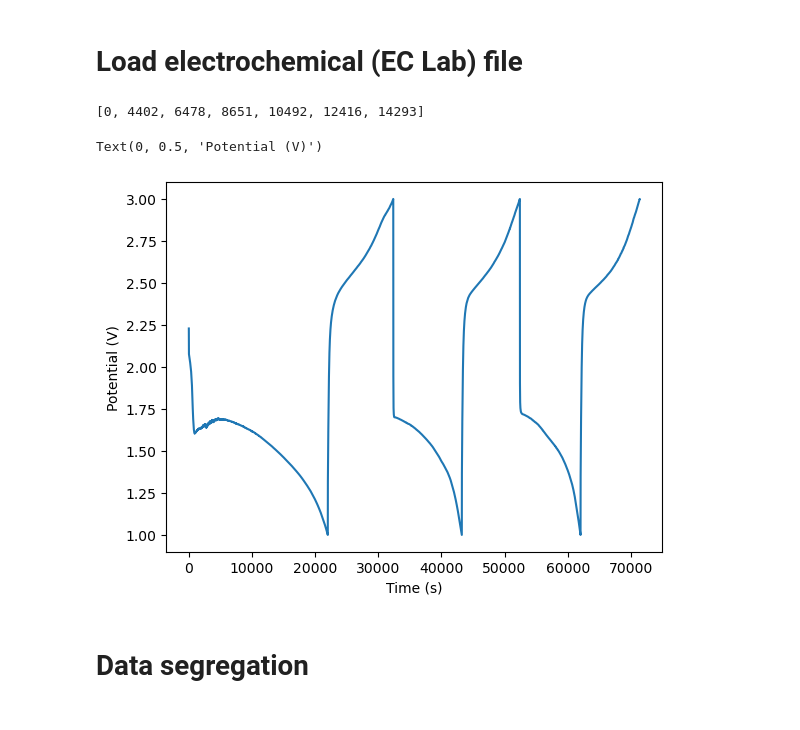
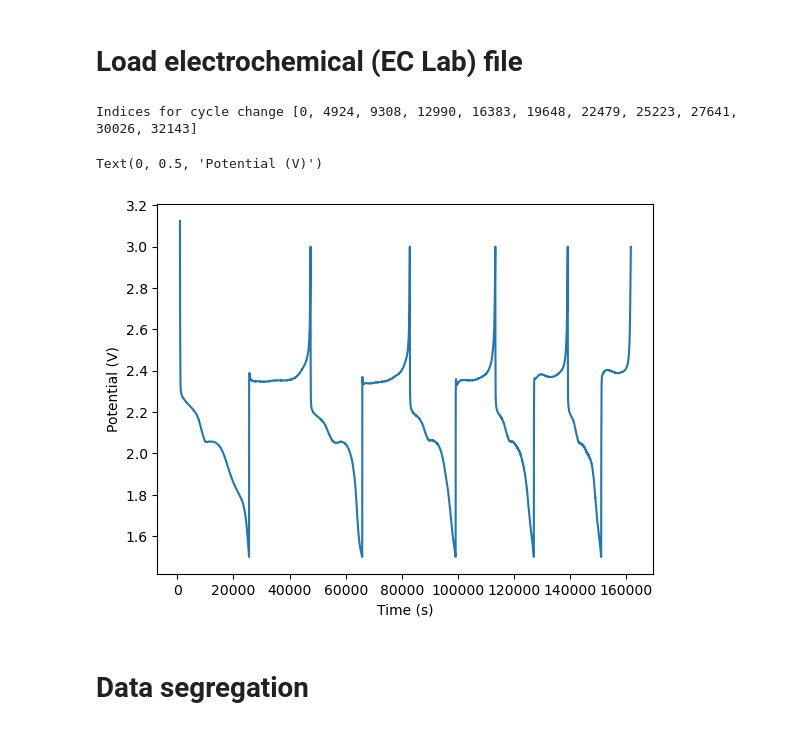
Before and after one commit to PronoyDutta/SAXS_WAXS, a Jupyter notebook: test_notebook.ipynb, the cells around one changed output. Saved outputs shown, nothing was run; the diff lists cells and outputs as text; code cells hidden in the pictures.

```diff
--- a/test_notebook.ipynb
+++ b/test_notebook.ipynb
@@ -113,37 +114,37 @@ plt.yscale('log')
 # %% [markdown]
 # Load electrochemical (EC Lab) file
 # %%
-mpr = BL.MPRfile('./2503-SKJB-1pt07mg_6MECDEC_100volHFE-1_C02.mpr')
-
+#mpr = BL.MPRfile('./2503-SKJB-1pt07mg_6MECDEC_100volHFE-1_C02.mpr')
+mpr = BL.MPRfile(r'./20240808_2503-SKJB_1mg_1MLiTFSI_DOLDME_0pt1LiNO3_50uL_1G1PS_C02.mpr')
 elec_df_temp = pd.DataFrame(mpr.data)
 #print(elec_df_temp)
 
     # Filter the data for the OCV from the dataframe
 filter = elec_df_temp['Ns'] != 0
 elec_df = elec_df_temp[filter]
 elec_df.to_csv('electrochem_datafile.txt', sep = '\t')
 
     # Track the diffent times for charge-discharge by noting when the Ns value changes
 
 cycle_change_index = []
 cycle_change_index.append(0)
 for index in range(len(elec_df['Ns'])-1):
     if elec_df['Ns'].iloc[index] != elec_df['Ns'].iloc[index+1]:
         cycle_change_index.append(index)
 cycle_change_index.append(index+1) #Takes the index for the last file also
 print("Indices for cycle change", cycle_change_index)
 
     # Plot the read electrochemical file
 Elec_Xdata = elec_df['time/s']
 Elec_Ydata = elec_df['Ewe/V']
 plt.figure(1)
 plt.plot(Elec_Xdata,Elec_Ydata)
 plt.xlabel('Time (s)')
 plt.ylabel('Potential (V)')
 # %% [output]
-[0, 4402, 6478, 8651, 10492, 12416, 14293]
+Indices for cycle change [0, 4924, 9308, 12990, 16383, 19648, 22479, 25223, 27641, 30026, 32143]
 Text(0, 0.5, 'Potential (V)')
-[figure, old version]
+[figure, new version]
 # %% [markdown]
 # Data segregation
 # %%
```
Also changed, not shown: parts of 5 cells of this notebook.
